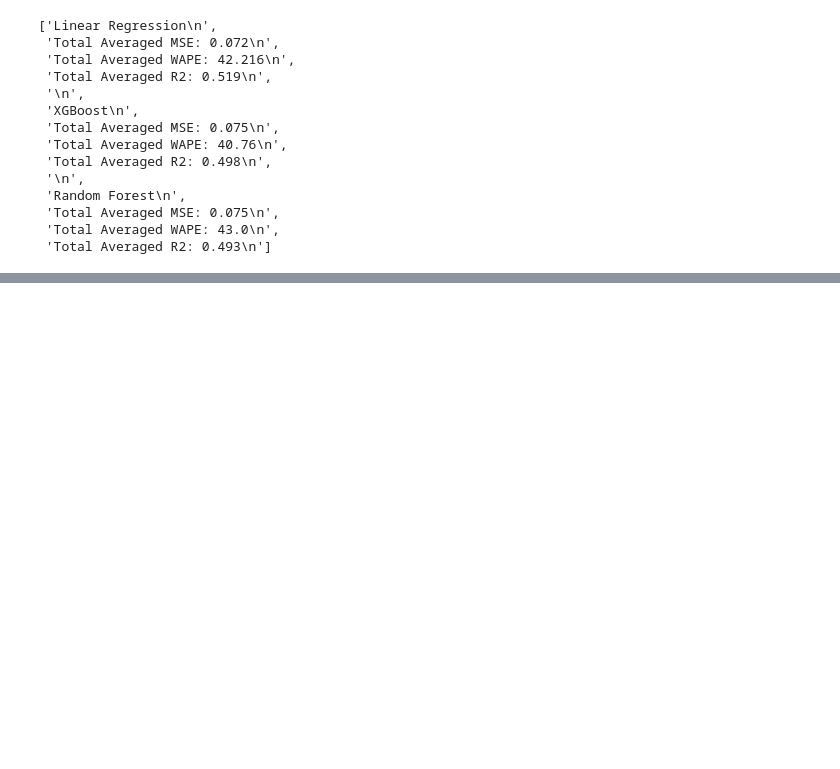
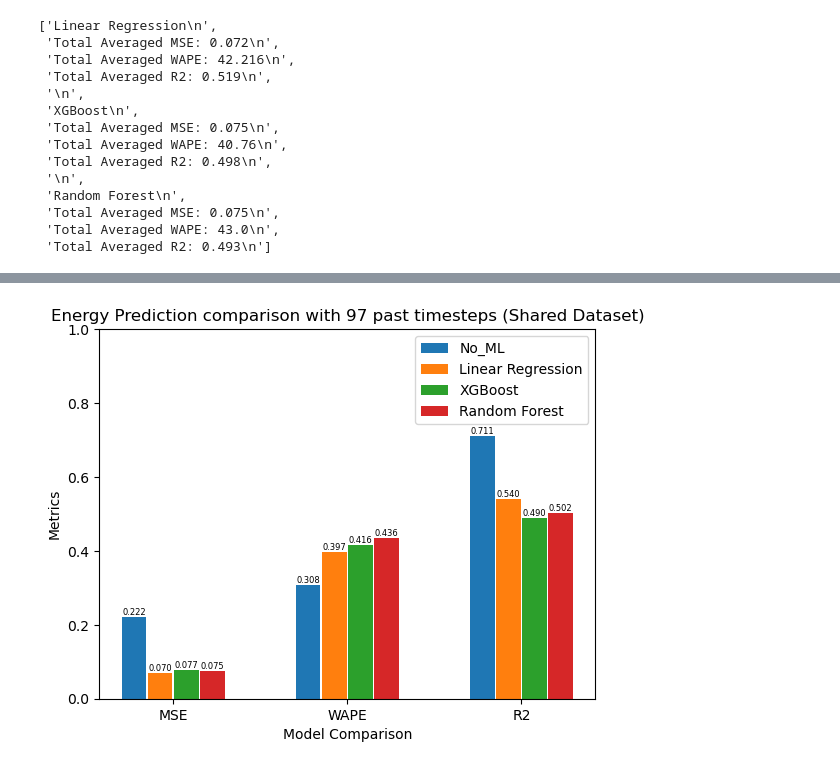
Before and after one commit to franciscomonteiro85/rec-energy-prediction-algorithm, a Jupyter notebook: Graphics.ipynb, the cells around one changed output, grey strips where cells are left out. Saved outputs shown, nothing was run; the diff lists cells and outputs as text; code cells hidden in the pictures; blank space fills up the shorter version.

```diff
--- a/Graphics.ipynb
+++ b/Graphics.ipynb
@@ -127,2 +161,4 @@ lines_our_97
 # %%
-show_graphic(lines_our_97, "Energy Prediction comparison with 97 past timesteps (Shared Dataset)", 'images/model_comparison_97_our.png')
+show_graphic(lines_our_97, lines_noml_our, "Energy Prediction comparison with 97 past timesteps (Shared Dataset)", 'images/model_comparison_97_our.png')
+# %% [output]
+[figure, added]
```
Also changed, not shown: parts of 7 cells of this notebook, 2 other files.
